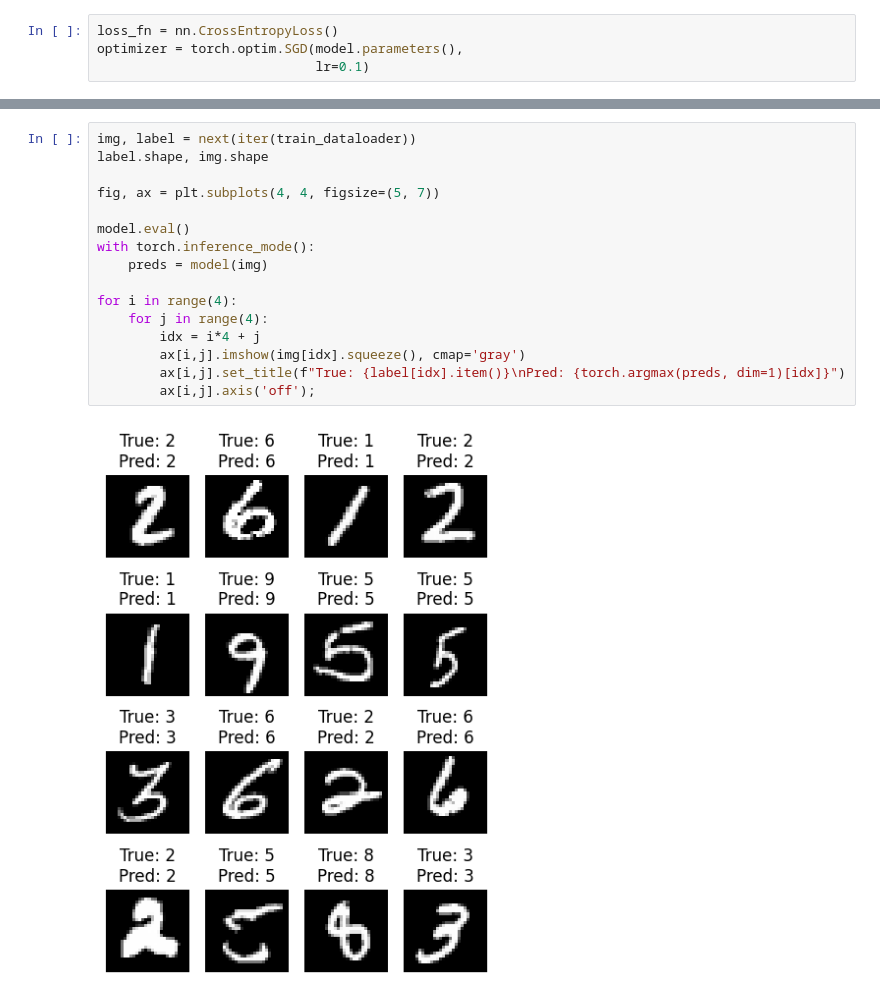
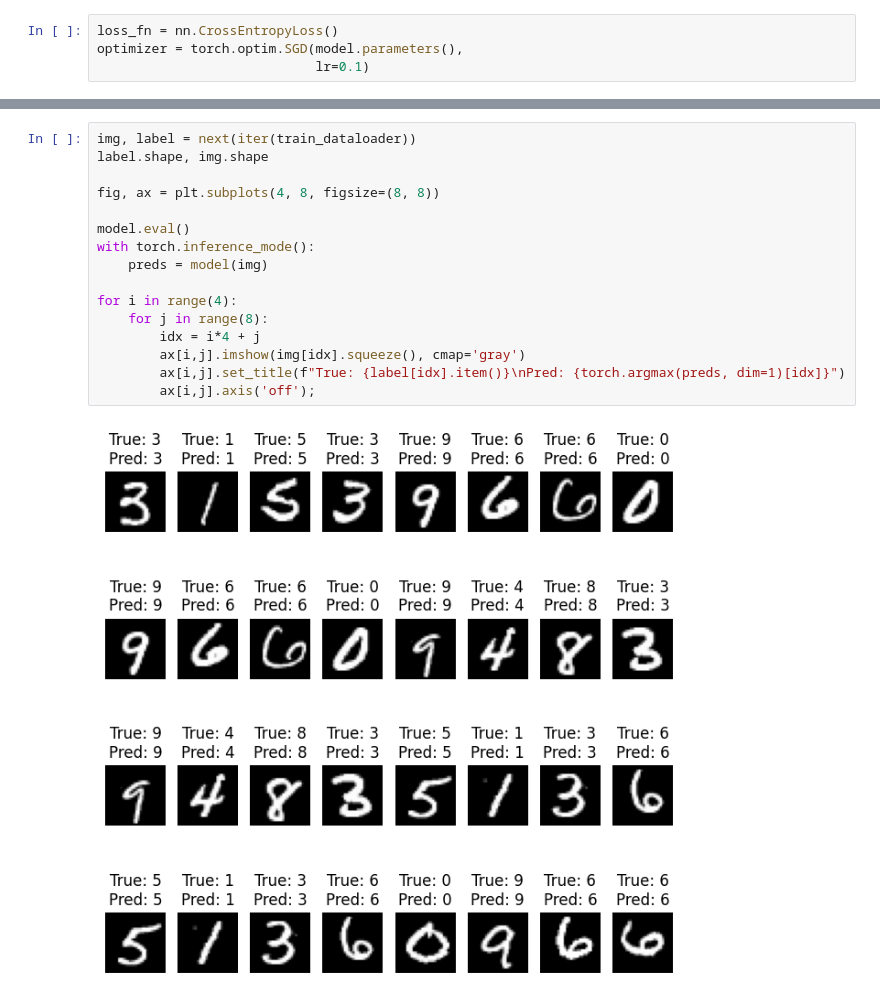
Before and after one commit to NikAles/MNIST, a Jupyter notebook: main.ipynb, the cells around one changed output, grey strips where cells are left out. Drawn from its saved outputs; the diff is of its cells as text.

```diff
--- a/main.ipynb
+++ b/main.ipynb
@@ -174,18 +174,18 @@ Epoch: 4... Mean Loss: 0.0440 | Mean Acc: 98.62
 # %%
 img, label = next(iter(train_dataloader))
 label.shape, img.shape
 
-fig, ax = plt.subplots(4, 4, figsize=(5, 7))
+fig, ax = plt.subplots(4, 8, figsize=(8, 8))
 
 model.eval()
 with torch.inference_mode():
     preds = model(img)
 
 for i in range(4):
-    for j in range(4):
+    for j in range(8):
         idx = i*4 + j
         ax[i,j].imshow(img[idx].squeeze(), cmap='gray')
         ax[i,j].set_title(f"True: {label[idx].item()}\nPred: {torch.argmax(preds, dim=1)[idx]}")
         ax[i,j].axis('off');
 # %% [output]
-[figure, old version]
+[figure, new version]
```
Also changed, not shown: 2 other files.
